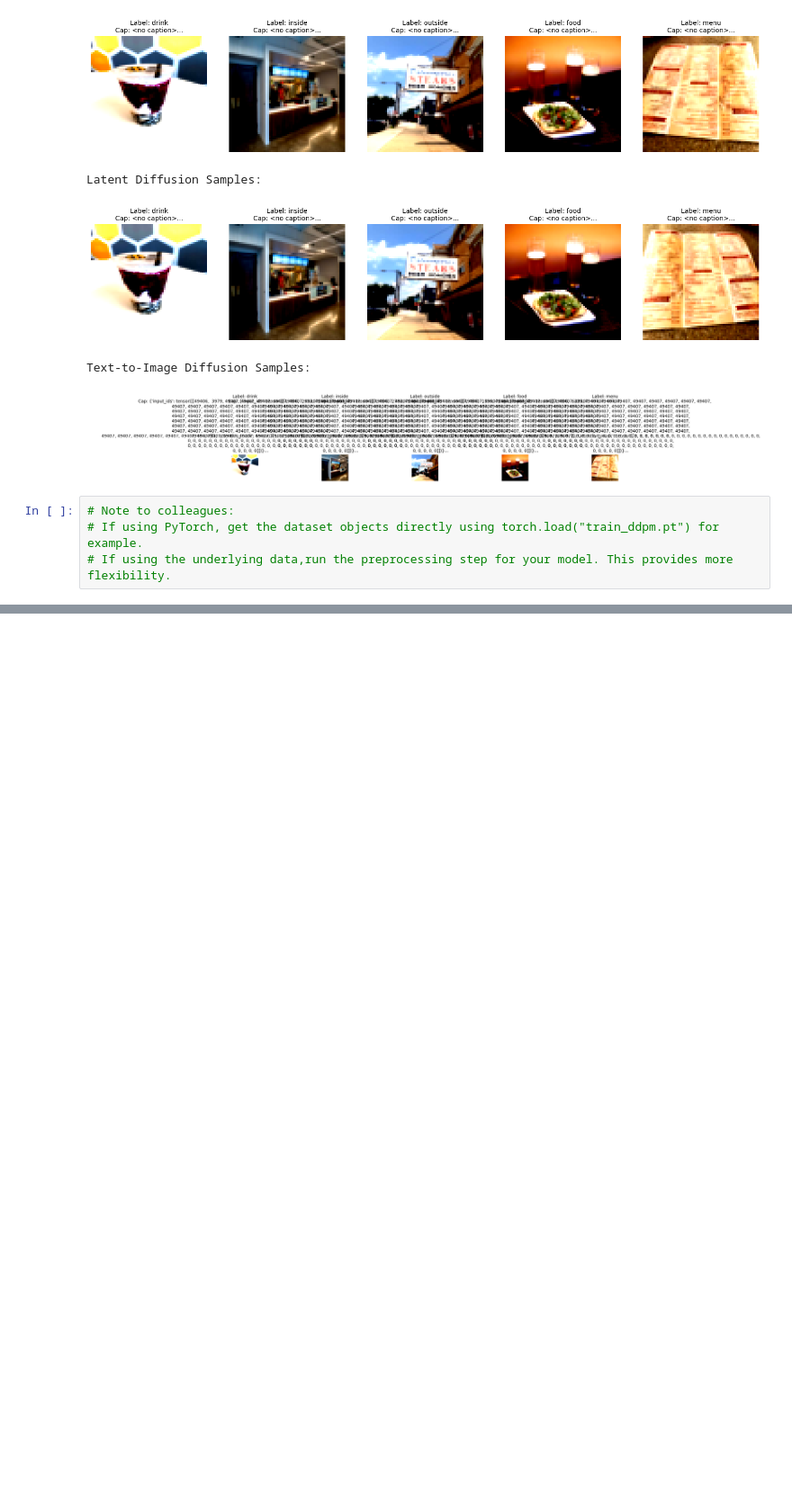
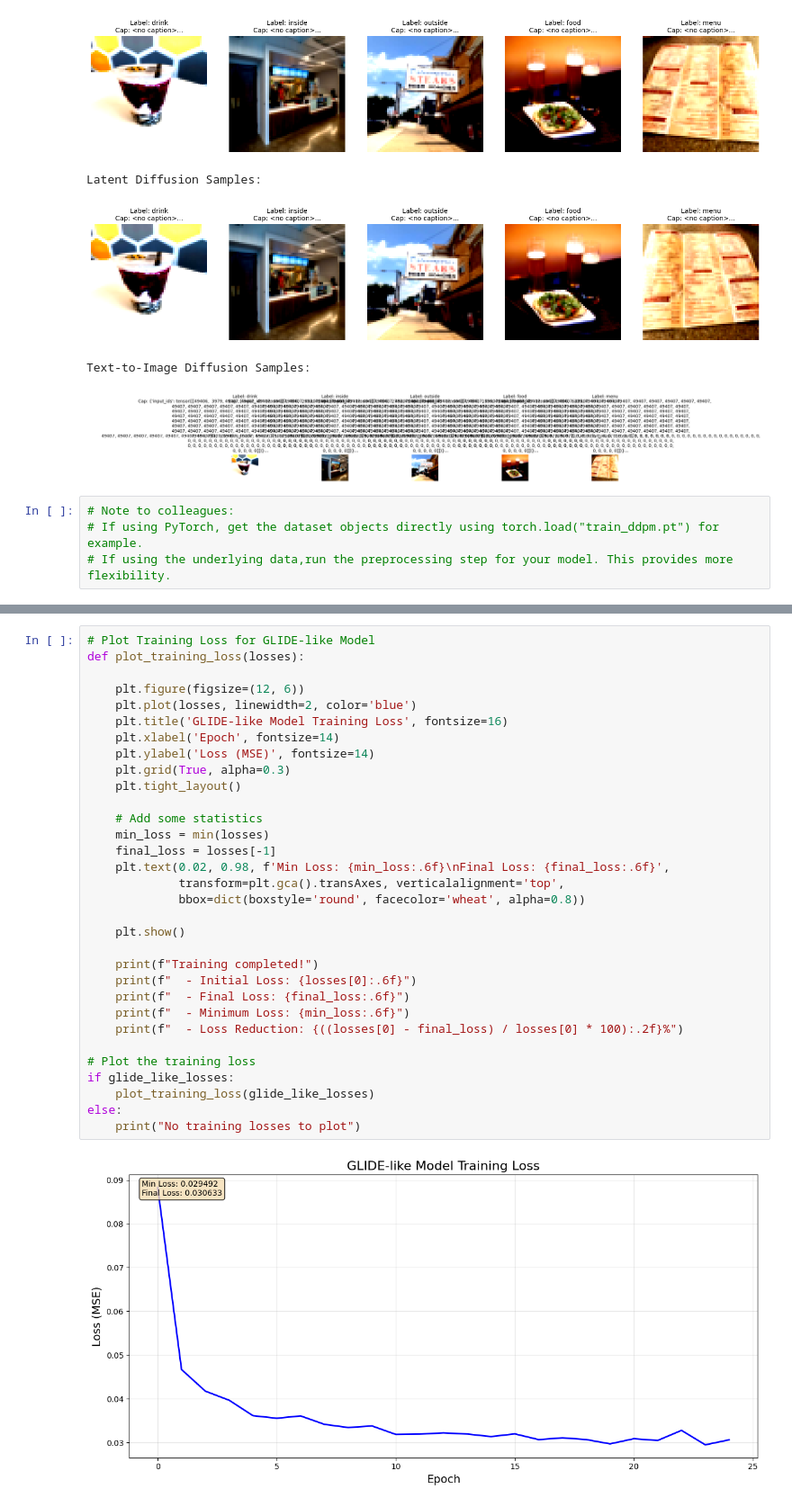
Before and after one commit to LCIT-AISC-T3-S25/Group2, a Jupyter notebook: CV/1. Final Solutions/CV_Assignment 3_Group_2_Final.ipynb, the cells around one changed output, grey strips where cells are left out. Shown at 90% size. Saved outputs shown, nothing was run; the diff lists cells and outputs as text; blank space fills up the shorter version.

```diff
--- a/CV/1. Final Solutions/CV_Assignment 3_Group_2_Final.ipynb
+++ b/CV/1. Final Solutions/CV_Assignment 3_Group_2_Final.ipynb
@@ -259,0 +1260,34 @@ Text-to-Image Diffusion Samples:
+# %%
+# Plot Training Loss for GLIDE-like Model
+def plot_training_loss(losses):
+
+    plt.figure(figsize=(12, 6))
+    plt.plot(losses, linewidth=2, color='blue')
+    plt.title('GLIDE-like Model Training Loss', fontsize=16)
+    plt.xlabel('Epoch', fontsize=14)
+    plt.ylabel('Loss (MSE)', fontsize=14)
+    plt.grid(True, alpha=0.3)
+    plt.tight_layout()
+
+    # Add some statistics
+    min_loss = min(losses)
+    final_loss = losses[-1]
+    plt.text(0.02, 0.98, f'Min Loss: {min_loss:.6f}\nFinal Loss: {final_loss:.6f}',
+             transform=plt.gca().transAxes, verticalalignment='top',
+             bbox=dict(boxstyle='round', facecolor='wheat', alpha=0.8))
+
+    plt.show()
+
+    print(f"Training completed!")
+    print(f"  - Initial Loss: {losses[0]:.6f}")
+    print(f"  - Final Loss: {final_loss:.6f}")
+    print(f"  - Minimum Loss: {min_loss:.6f}")
+    print(f"  - Loss Reduction: {((losses[0] - final_loss) / losses[0] * 100):.2f}%")
+
+# Plot the training loss
+if glide_like_losses:
+    plot_training_loss(glide_like_losses)
+else:
+    print("No training losses to plot")
+# %% [output]
+[figure, added]
```
Also changed, not shown: parts of 28 cells of this notebook.
